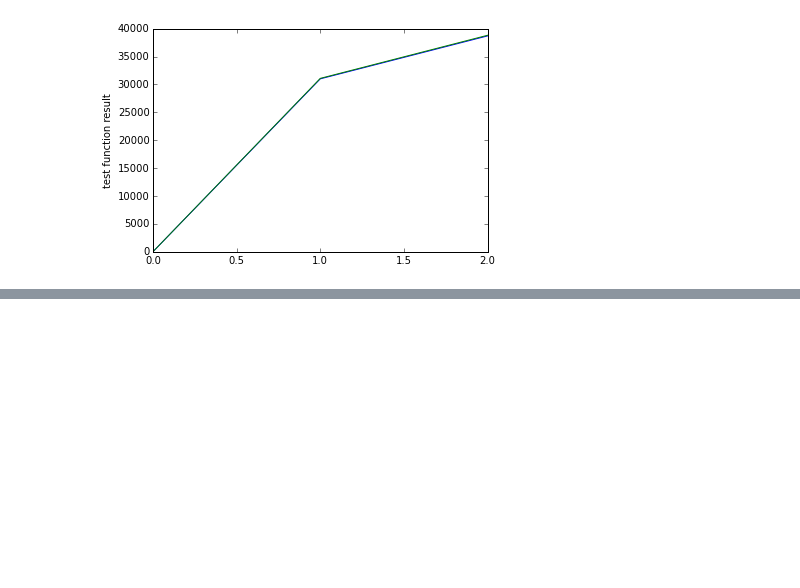
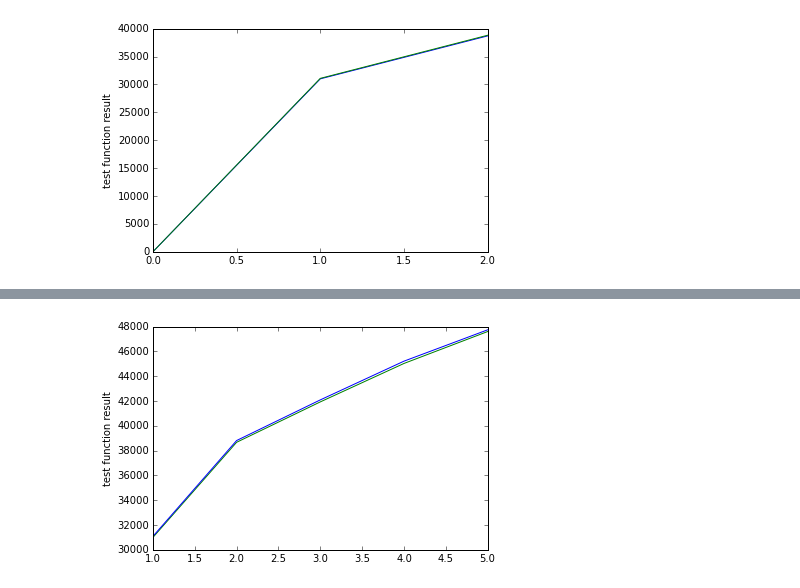
Before and after one commit to RuiqingQiu/SGD, a Jupyter notebook: SGD_oja.ipynb, the cells around one changed output, grey strips where cells are left out. Drawn from its saved outputs; the diff is of its cells as text; code cells hidden in the pictures; blank space fills up the shorter version.

```diff
--- a/SGD_oja.ipynb
+++ b/SGD_oja.ipynb
@@ -704,0 +713,12 @@ KeyboardInterrupt:
+# %%
+SVD_energy_array = []
+for i in range(1, 41):
+    SVD_energy = 0.0
+    for d in data_set_done:
+        input_val = np.array(d)
+        for j in range(0, i):
+            input_val = input_val - np.dot(np.array([V[j]]).reshape(1,110)[0], d) * np.array([V[j]]).reshape(1,110)
+        SVD_energy += linalg.norm(input_val)
+    SVD_energy_array.append(SVD_energy)
+    print "%d eigenvectors, the energy is " % i, SVD_energy
+    print "percentage compressed is %f%%" % ((total_energy-SVD_energy) / total_energy * 100.0)
@@ -704,0 +743,12 @@ KeyboardInterrupt:
+# %%
+energy_array = []
+for i in range(1, 6):
+    energy = 0.0
+    for d in data_set_done:
+        input_val = np.array(d)
+        for j in range(0, i):
+            input_val = input_val - np.dot(np.array([V_vector[j]]).reshape(1,110)[0], d) * np.array([V_vector[j]]).reshape(1,110)
+        energy += linalg.norm(input_val)
+    energy_array.append(energy)
+    print "%d eigenvectors, the energy is " % i, energy
+    print "percentage compressed is %f%%" % ((total_energy-energy) / total_energy * 100.0)
@@ -704,0 +766,16 @@ KeyboardInterrupt:
+# %%
+energy_point = []
+base_energy_point = []
+for e in energy_array:
+    energy_point.append(total_energy-e)
+base_energy_point = []
+for s in SVD_energy_array:
+    base_energy_point.append(total_energy - s)
+k_point = range(1, 6)
+plt.plot(k_point, energy_point, '-',color="green")
+plt.plot(k_point, base_energy_point, '-',color="blue")
+# plt.axhline(total_energy, color='r')
+plt.ylabel('test function result')
+plt.show()
+# %% [output]
+[figure, added]
```
Also changed, not shown: parts of 7 cells of this notebook.
